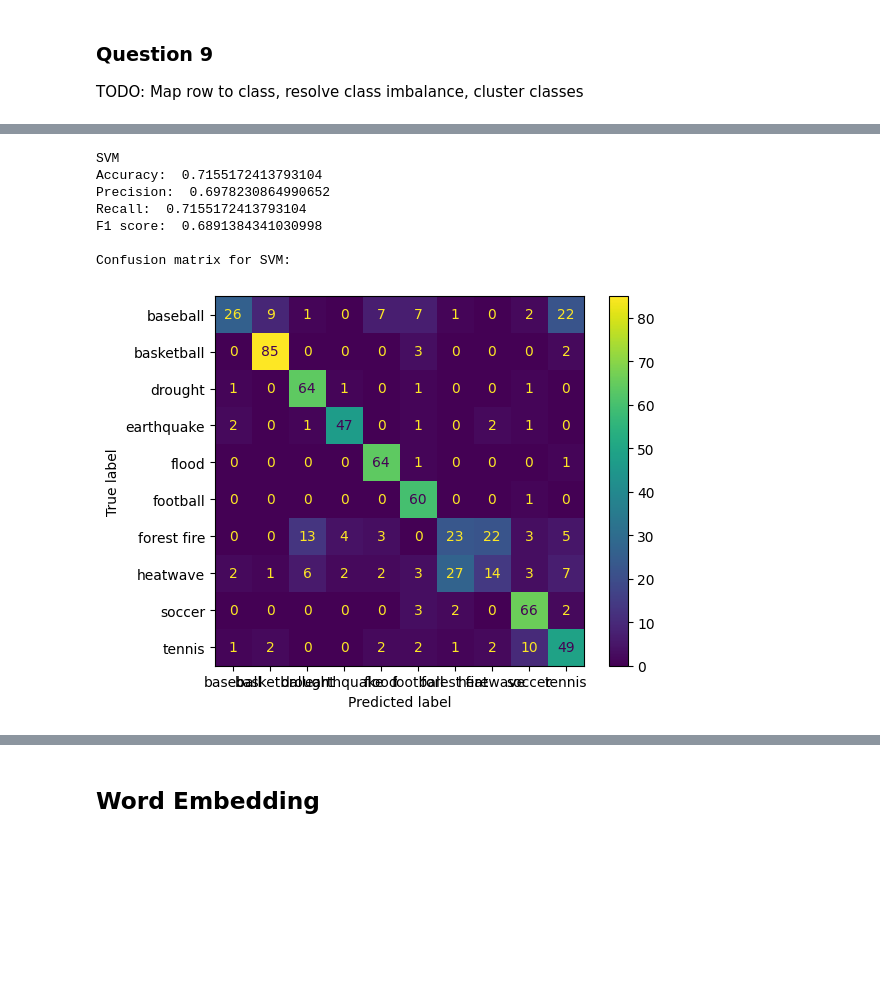
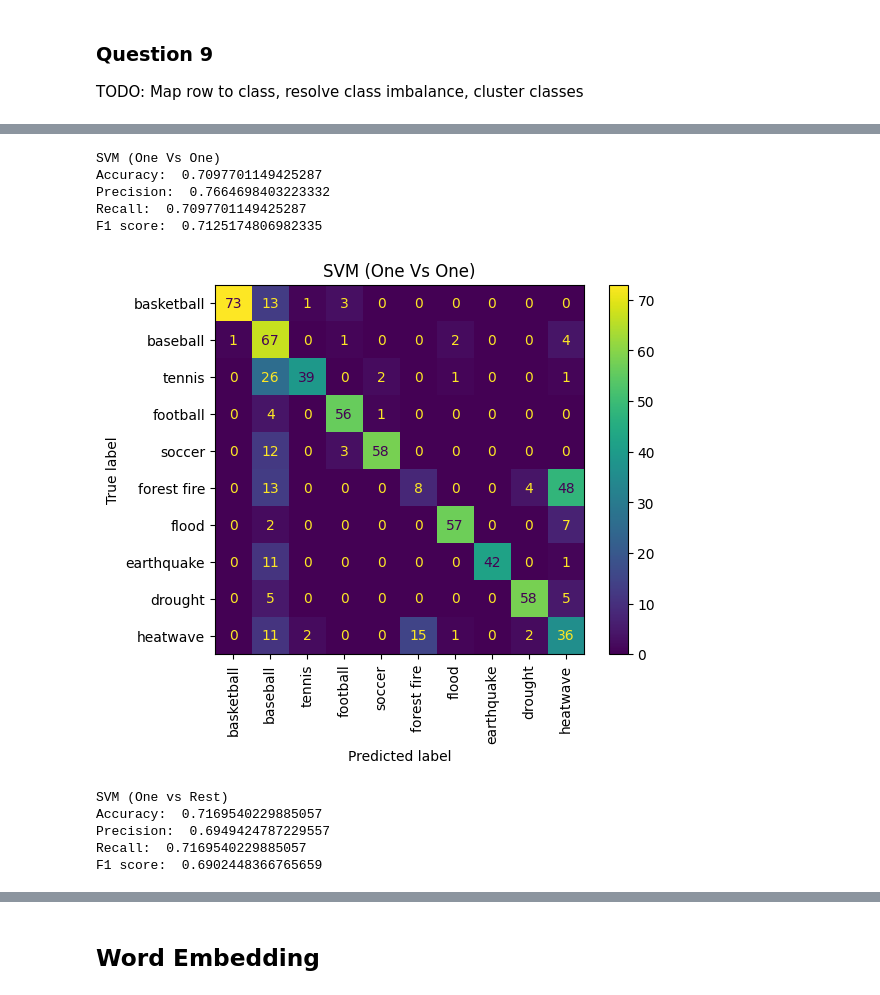
Before and after one commit to stswee/ECE219, a Jupyter notebook: Project 1/ECE219_Project1.ipynb, the cells around one changed output, grey strips where cells are left out. Cells and saved outputs as stored; diff of their text form; code cells hidden in the pictures; blank space fills up the shorter version.

```diff
--- a/Project 1/ECE219_Project1.ipynb
+++ b/Project 1/ECE219_Project1.ipynb
@@ -1097,14 +1107,0 @@ Confusion matrix for naive bayes:
-# %%
-# Multiclass SVM (one vs one)
-svm = OneVsOneClassifier(SVC(kernel = 'linear', probability = True))
-svm.fit(X_train_reduced, train['leaf_label'])
-y_pred = svm.predict(X_test_reduced)
-
-# Metrics
-multiclass_metrics(test['leaf_label'], y_pred, "SVM")
-print("Confusion matrix for SVM:")
-cm = confusion_matrix(test['leaf_label'], y_pred)
-disp = ConfusionMatrixDisplay(confusion_matrix = cm, display_labels = svm.classes_)
-disp.plot()
-plt.show()
-print()
@@ -1120,23 +1108,29 @@ Confusion matrix for SVM:
-# %%
-# Multiclass SVM (one vs all)
-svm = OneVsRestClassifier(SVC(kernel = 'linear', probability = True))
-svm.fit(X_train_reduced, train['leaf_label'])
-y_pred = svm.predict(X_test_reduced)
-
-# Metrics
-multiclass_metrics(test['leaf_label'], y_pred, "SVM")
-print("Confusion matrix for SVM:")
-cm = confusion_matrix(test['leaf_label'], y_pred)
-disp = ConfusionMatrixDisplay(confusion_matrix = cm, display_labels = svm.classes_)
-disp.plot()
-plt.show()
-print()
-# %% [output]
-SVM
-Accuracy:  0.7155172413793104
-Precision:  0.6978230864990652
-Recall:  0.7155172413793104
-F1 score:  0.6891384341030998
-
-Confusion matrix for SVM:
-[figure, removed]
+# %%
+y_train = train['leaf_label']
+y_test = test['leaf_label']
+
+# Multiclass SVM (one vs one)
+svm = OneVsOneClassifier(SVC(kernel = 'linear', probability = True))
+svm.fit(X_train_reduced, y_train)
+y_pred = svm.predict(X_test_reduced)
+multiclass_metrics(y_test, y_pred, "SVM (One Vs One)")
+display_cm_reordered(y_test, y_pred, map_row_to_class, "SVM (One Vs One)")
+
+# Multiclass SVM (one vs all)
+svm = OneVsRestClassifier(SVC(kernel = 'linear', probability = True))
+svm.fit(X_train_reduced, y_train)
+y_pred = svm.predict(X_test_reduced)
+multiclass_metrics(y_test, y_pred, "SVM (One vs Rest)")
+display_cm_reordered(y_test, y_pred, map_row_to_class, "SVM (One Vs Rest)")
+# %% [output]
+SVM (One Vs One)
+Accuracy:  0.7097701149425287
+Precision:  0.7664698403223332
+Recall:  0.7097701149425287
+F1 score:  0.7125174806982335
+[figure, added]
+SVM (One vs Rest)
+Accuracy:  0.7169540229885057
+Precision:  0.6949424787229557
+Recall:  0.7169540229885057
+F1 score:  0.6902448366765659
```
Also changed, not shown: parts of 8 cells of this notebook.
